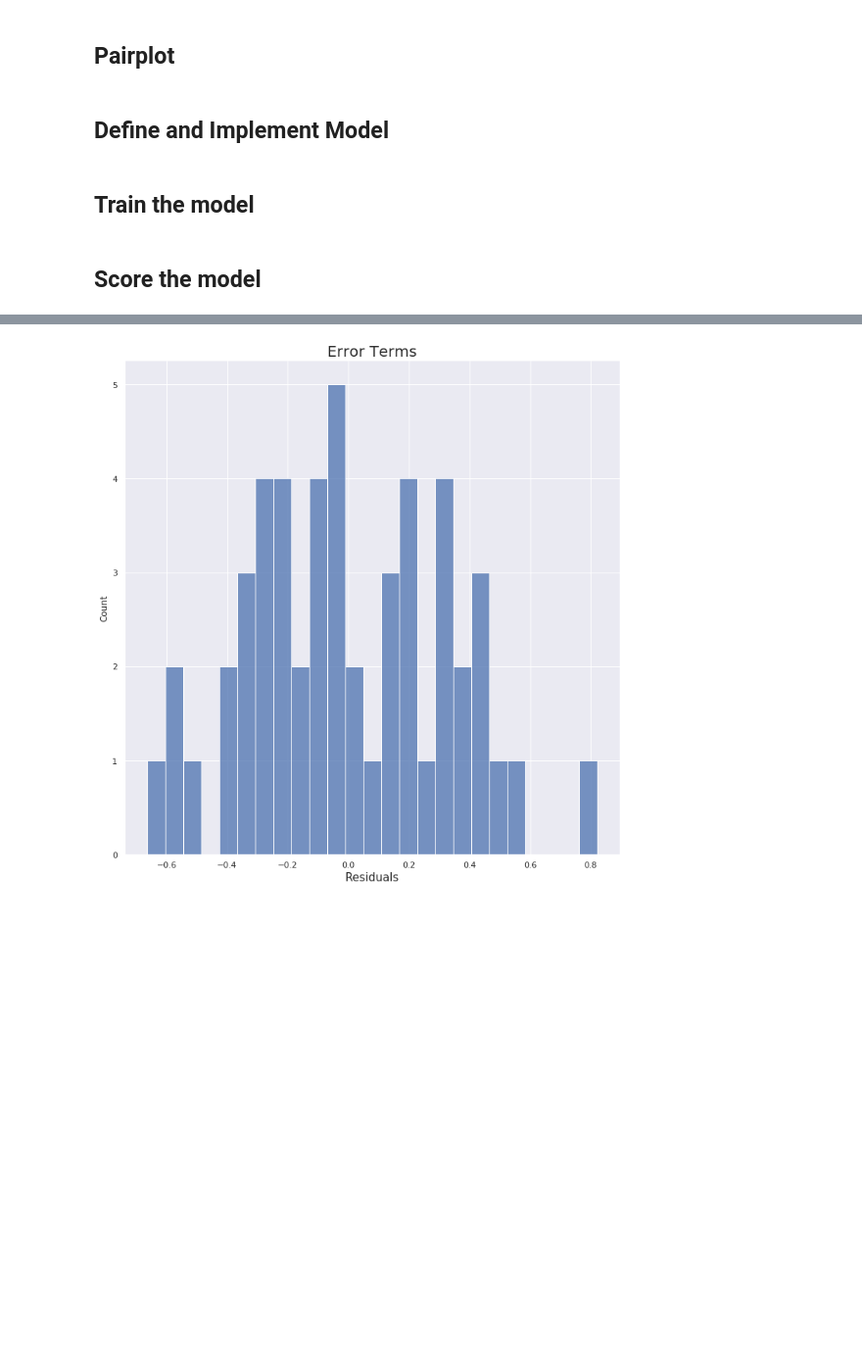
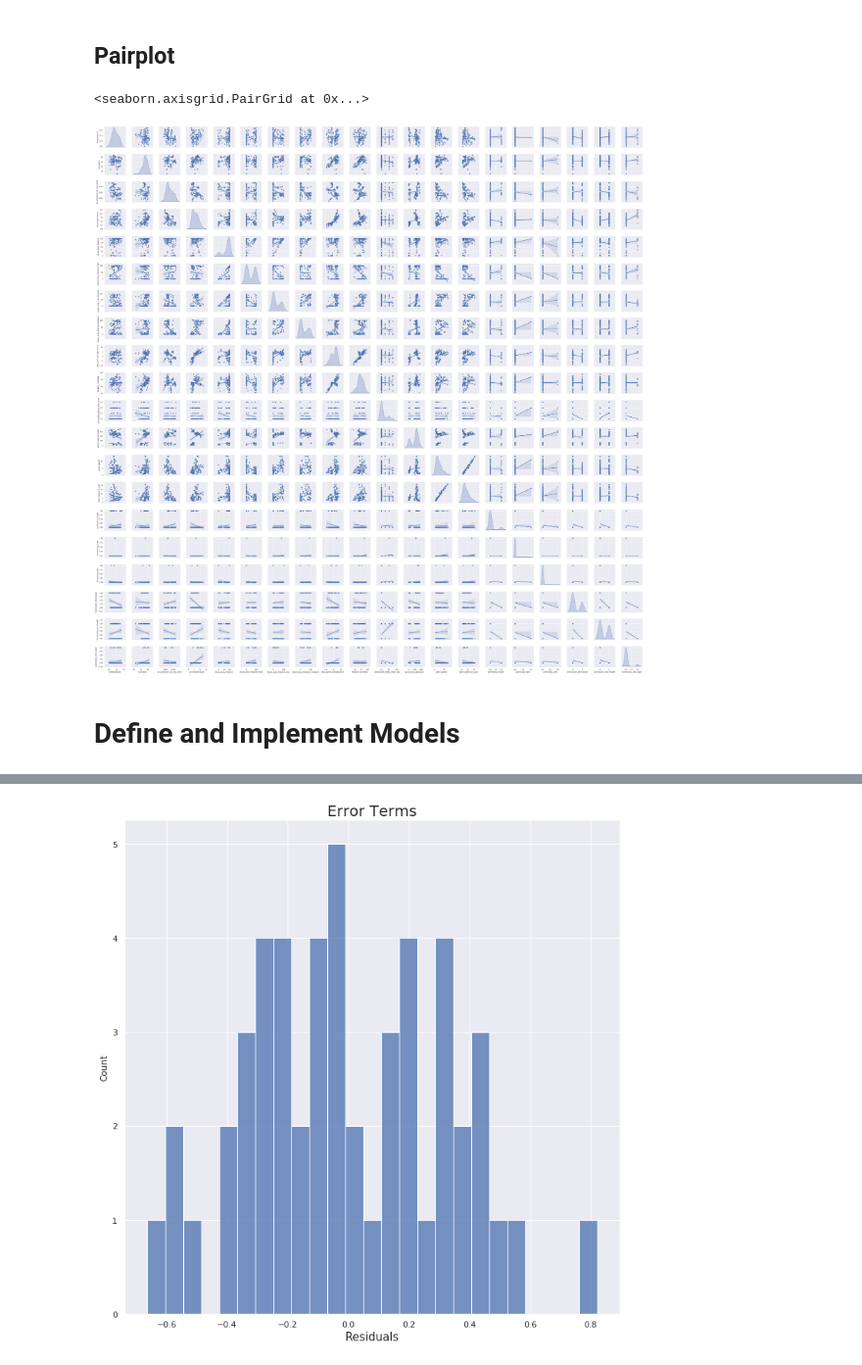
Before and after one commit to asc3ndr/ibe405-project, a Jupyter notebook: DataAnalytics/weather_arduino_analysis.ipynb, the cells around one changed output, grey strips where cells are left out. Shown at 98% size. Drawn from its saved outputs; the diff is of its cells as text; code cells hidden in the pictures; blank space fills up the shorter version.

```diff
--- a/DataAnalytics/weather_arduino_analysis.ipynb
+++ b/DataAnalytics/weather_arduino_analysis.ipynb
@@ -267,8 +276,11 @@ X_train, X_test, y_train, y_test = train_test_split(X, y, test_size=0.3, random_
 # %% [markdown]
 ## Pairplot
 # %%
-# train_dataset = X_train.copy()
-# train_dataset.insert(0, "temperature", y_train)
-# sns.pairplot(train_dataset, kind="reg", diag_kind="kde")
+train_dataset = X_train.copy()
+train_dataset.insert(0, "temperature", y_train)
+sns.pairplot(train_dataset, kind="reg", diag_kind="kde")
+# %% [output]
+<seaborn.axisgrid.PairGrid at 0x...>
+[figure, added]
 # %% [markdown]
-## Define and Implement Model
+# Define and Implement Models
@@ -279,2 +286,0 @@ regressor = LinearRegression()
-# %% [markdown]
-## Train the model
@@ -285,5 +287,3 @@ y_pred_test = regressor.predict(X_test)
-# %% [markdown]
-## Score the model
 # %%
 def mean_squared_error(y_true, y_pred):
     return np.sum((y_true - y_pred) ** 2) / len(y_true)
```
Also changed, not shown: parts of 11 cells of this notebook.
